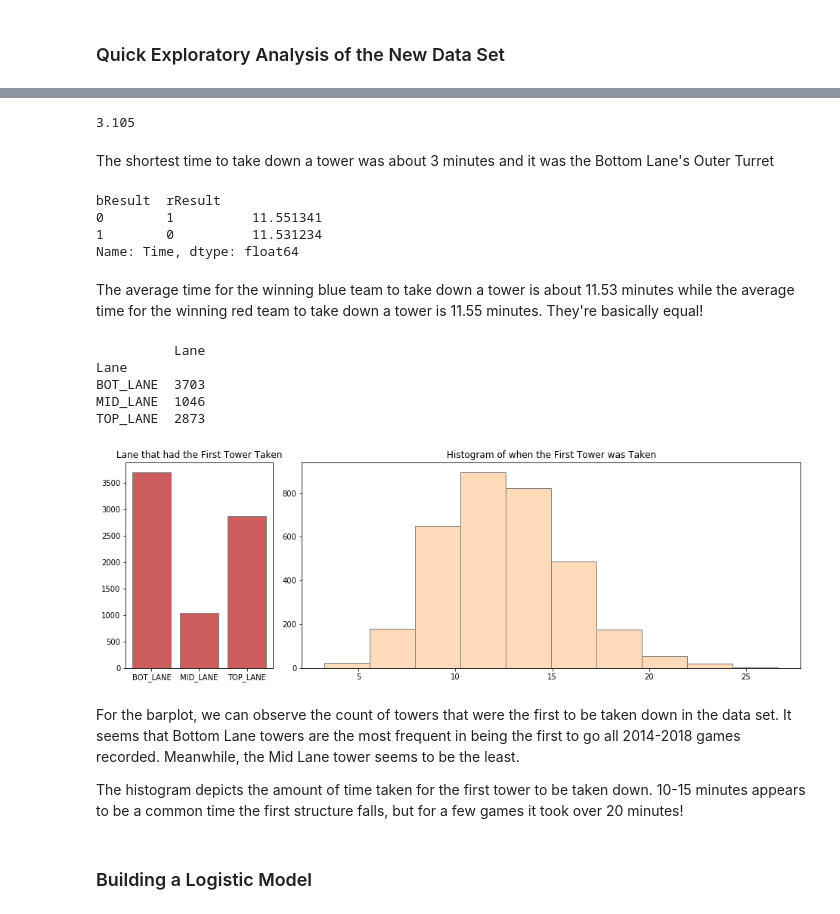
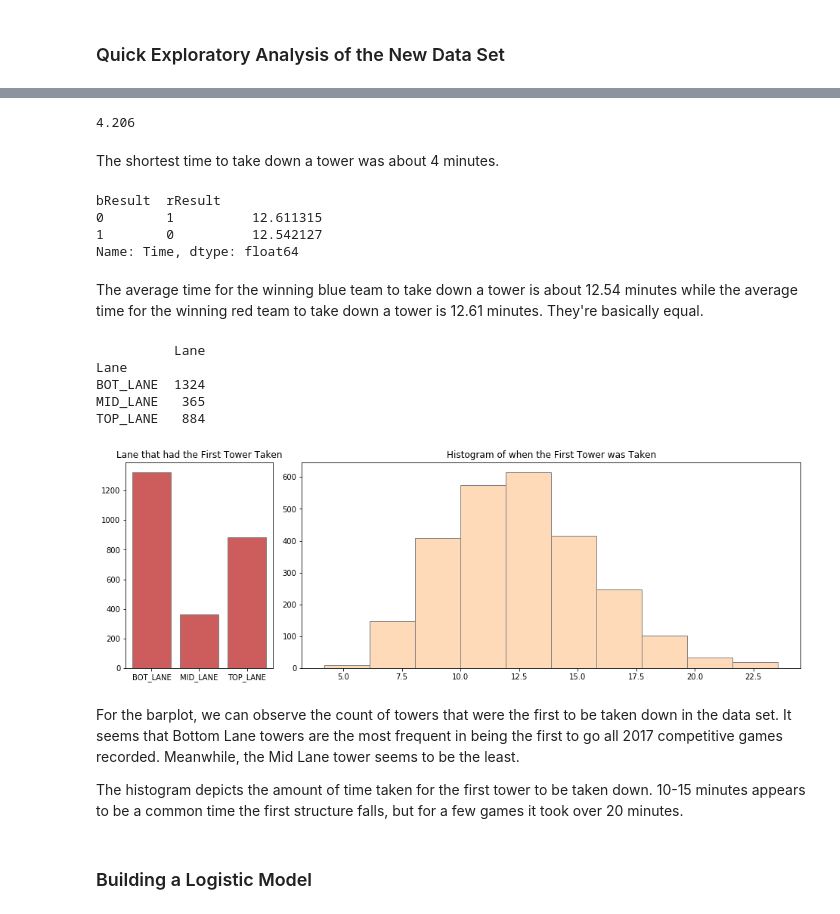
Before and after one commit to kaylindee/131_project, a Jupyter notebook: Stats 131 Final Project.ipynb, the cells around one changed output, grey strips where cells are left out. Drawn from its saved outputs; the diff is of its cells as text; code cells hidden in the pictures.

```diff
--- a/Stats 131 Final Project.ipynb
+++ b/Stats 131 Final Project.ipynb
@@ -242,4 +316,4 @@ structuresLoL_merge.shape
 # %% [output]
 (7622, 61)
 # %%
-structuresLoL = structuresLoL_merge[['Time', 'Team', 'Lane', 'Year', 'Address', 'bResult', 'rResult']]
+structuresLoL = structuresLoL_merge[['Time', 'Team', 'Lane', 'Year', 'Address', 'bResult', 'rResult', 'Type_y']]
@@ -277,2 +322,5 @@ We want where the first tower was taken down by the winning team, so we combine
+# %%
+structuresLoL2017 = structuresLoL[structuresLoL.Year == 2017]
+structuresLoL2017_season = structuresLoL2017[structuresLoL2017.Type_y == 'Season']
 # %% [markdown]
 ### Quick Exploratory Analysis of the New Data Set
@@ -293,49 +333,49 @@ Like 2017, the other years of the competitive game have shown that blue side ten
 # %%
-structuresLoL.Time.min()
+structuresLoL2017_season['Time'].min()
 # %% [output]
-3.105
+4.206
 # %% [markdown]
-The shortest time to take down a tower was about 3 minutes and it was the Bottom Lane's Outer Turret
+The shortest time to take down a tower was about 4 minutes.
 # %%
-structuresLoL.groupby(['bResult', 'rResult'])['Time'].mean()
+structuresLoL2017_season.groupby(['bResult', 'rResult'])['Time'].mean()
 # %% [output]
 bResult  rResult
-0        1          11.551341
-1        0          11.531234
+0        1          12.611315
+1        0          12.542127
 Name: Time, dtype: float64
 # %% [markdown]
-The average time for the winning blue team to take down a tower is about 11.53 minutes while the average time for the winning red team to take down a tower is 11.55 minutes. They're basically equal!
+The average time for the winning blue team to take down a tower is about 12.54 minutes while the average time for the winning red team to take down a tower is 12.61 minutes. They're basically equal.
 # %%
-lanetowers1 = structuresLoL.groupby('Lane')['Lane'].count()
+lanetowers1 = structuresLoL2017_season.groupby('Lane')['Lane'].count()
 lanetowers1df = pd.DataFrame(lanetowers1)
 
 print(lanetowers1df)
 # %% [output]
           Lane
 Lane
-BOT_LANE  3703
-MID_LANE  1046
-TOP_LANE  2873
+BOT_LANE  1324
+MID_LANE   365
+TOP_LANE   884
 # %%
 fig, ax = plt.subplots(0,2, figsize=(16,11))
 
 p1 = plt.subplot2grid((2,4), (0,0), colspan = 1)
 barchart = plt.bar(lanetowers1df.index, lanetowers1df['Lane'],
                    color = 'indianred', edgecolor = 'grey')
 plt.title('Lane that had the First Tower Taken')
 
 p2 = plt.subplot2grid((2,4), (0,1), colspan = 3)
-plt.hist(structuresLoL_2017.Time, color = 'peachpuff',
+plt.hist(structuresLoL2017_season.Time, color = 'peachpuff',
          edgecolor = 'grey')
 plt.title('Histogram of when the First Tower was Taken')
 
 plt.show()
 # %% [output]
-[figure, old version]
+[figure, new version]
 # %% [markdown]
-For the barplot, we can observe the count of towers that were the first to be taken down in the data set. It seems that Bottom Lane towers are the most frequent in being the first to go all 2014-2018 games recorded. Meanwhile, the Mid Lane tower seems to be the least.
+For the barplot, we can observe the count of towers that were the first to be taken down in the data set. It seems that Bottom Lane towers are the most frequent in being the first to go all 2017 competitive games recorded. Meanwhile, the Mid Lane tower seems to be the least.
 
-The histogram depicts the amount of time taken for the first tower to be taken down. 10-15 minutes appears to be a common time the first structure falls, but for a few games it took over 20 minutes!
+The histogram depicts the amount of time taken for the first tower to be taken down. 10-15 minutes appears to be a common time the first structure falls, but for a few games it took over 20 minutes.
 # %% [markdown]
 ### Building a Logistic Model
 # %% [markdown]
```
Also changed, not shown: parts of 38 cells of this notebook.
